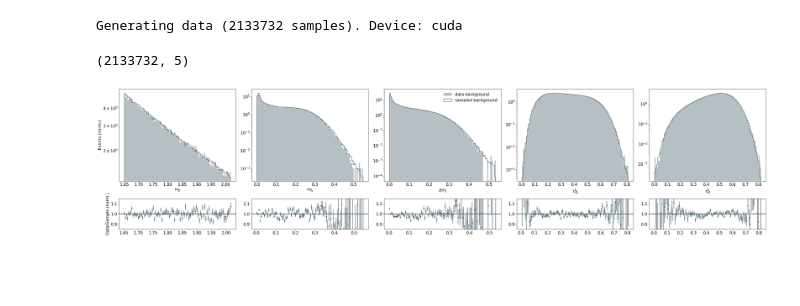
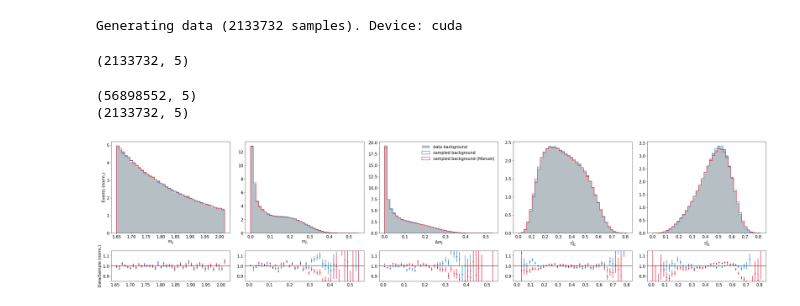
Before and after one commit to ewencedr/particle_fm, a Jupyter notebook: notebooks/40_generative_challenge.ipynb, the cells around one changed output. Drawn from its saved outputs; the diff is of its cells as text; code cells hidden in the pictures; blank space fills up the shorter version.

```diff
--- a/notebooks/40_generative_challenge.ipynb
+++ b/notebooks/40_generative_challenge.ipynb
@@ -108,7 +114,7 @@ from src.utils.plotting import (
 # %%
 apply_mpl_styles()
 # %%
-folder = "/beegfs/desy/user/ewencedr/deep-learning/logs/gen_challenge_flow_matching_jet_features/runs/2023-11-26_23-07-38/"
+folder = "/beegfs/desy/user/ewencedr/deep-learning/logs/gen_challenge logit_true/runs/2023-11-27_01-53-50/"
 #folder = "/beegfs/desy/user/ewencedr/deep-learning/logs/gen_challenge/runs/2023-11-22_16-03-46/"
 # %% [markdown]
 load config
@@ -219,6 +225,16 @@ samples = np.concatenate([m_samples, data], axis=1)#[:len(innerdata_train)]
 print(samples.shape)
 # %% [output]
 (2133732, 5)
+# %%
+# Load Manuel's generated data
+path_comparison = "/beegfs/desy/user/sommerhm/generative_challenge_2023/no-interpolation_samples.npy"
+data_comparison = np.load(path_comparison)
+print(data_comparison.shape)
+samples_comparison = data_comparison[:len(samples)]
+print(samples_comparison.shape)
+# %% [output]
+(56898552, 5)
+(2133732, 5)
 # %%
 # comparing samples to inner background (idealized sanity check)
 label_map = {
@@ -231,37 +247,47 @@ label_map = {
 fig, ax = plt.subplots(2, 5, figsize=(35, 8),gridspec_kw={"height_ratios": [3, 1]})
 for i in range(5):
     hist_data = ax[0,i].hist(innerdata_test[:,i],
-                             bins=100, label="data background",
+                             bins=40, label="data background",
                              density=True, histtype="stepfilled")
     binning = hist_data[1]
+    next(ax[0,i]._get_lines.prop_cycler)
     hist_samples = ax[0,i].hist(samples[:, i],
                  bins=binning, label="sampled background",
+                 density=True, histtype="step")
+    hist_samples_comparison = ax[0,i].hist(samples_comparison[:, i],
+                 bins=binning, label="sampled background (Manuel)",
                  density=True, histtype="step")
     #data_hist = hist_data[0]
     #sample_hist = hist_samples[0]
     data_hist = np.histogram(innerdata_test[:, i],
                              bins=binning, density=False)[0]
     sample_hist = np.histogram(samples[:, i],
                                bins=binning, density=False)[0]
+    sample_hist_comparison = np.histogram(samples_comparison[:, i],
+                               bins=binning, density=False)[0]
 
     data_scale_factor = np.sum(data_hist) * np.diff(binning)
     sample_scale_factor = np.sum(sample_hist) * np.diff(binning)
+    sample_scale_factor_comparison = np.sum(sample_hist_comparison) * np.diff(binning)
     if i == 2:
         ax[0,i].legend(loc="best", frameon=False)
     #ax[i].set_ylim(0, plt.gca().get_ylim()[1] * 1.2)
     ax[0,i].set_xlabel(f"{label_map[str(i)]}")
-    ax[0,i].set_yscale("log")
+    #ax[0,i].set_yscale("log")
     with np.errstate(divide='ignore', invalid='ignore'):
         ax[1,i].axhline(1., color="black", linestyle="-", alpha=0.8)
         next(ax[1,i]._get_lines.prop_cycler)
+        next(ax[1,i]._get_lines.prop_cycler)
         ax[1,i].errorbar(0.5*(binning[:-1] + binning[1:]), data_hist / sample_hist * sample_scale_factor / data_scale_factor, linestyle="none", marker=".", yerr=np.sqrt(data_hist)/sample_hist * sample_scale_factor / data_scale_factor)
+        ax[1,i].errorbar(0.5*(binning[:-1] + binning[1:]), data_hist / sample_hist_comparison * sample_scale_factor_comparison / data_scale_factor, linestyle="none", marker=".", yerr=np.sqrt(data_hist)/sample_hist_comparison * sample_scale_factor_comparison / data_scale_factor)
+
         ax[1,i].set_ylim(0.85, 1.15)
         #ax[1,i].set_ylim(0.3, 1.7)
 
     if i == 0:
         ax[0,i].set_ylabel("Events (norm.)")
         ax[1,i].set_ylabel("Data/Sample (norm.)")
 plt.tight_layout()
 plt.show()
 # %% [output]
-[figure, old version]
+[figure, new version]
```
Also changed, not shown: parts of 18 cells of this notebook, 3 other files.
